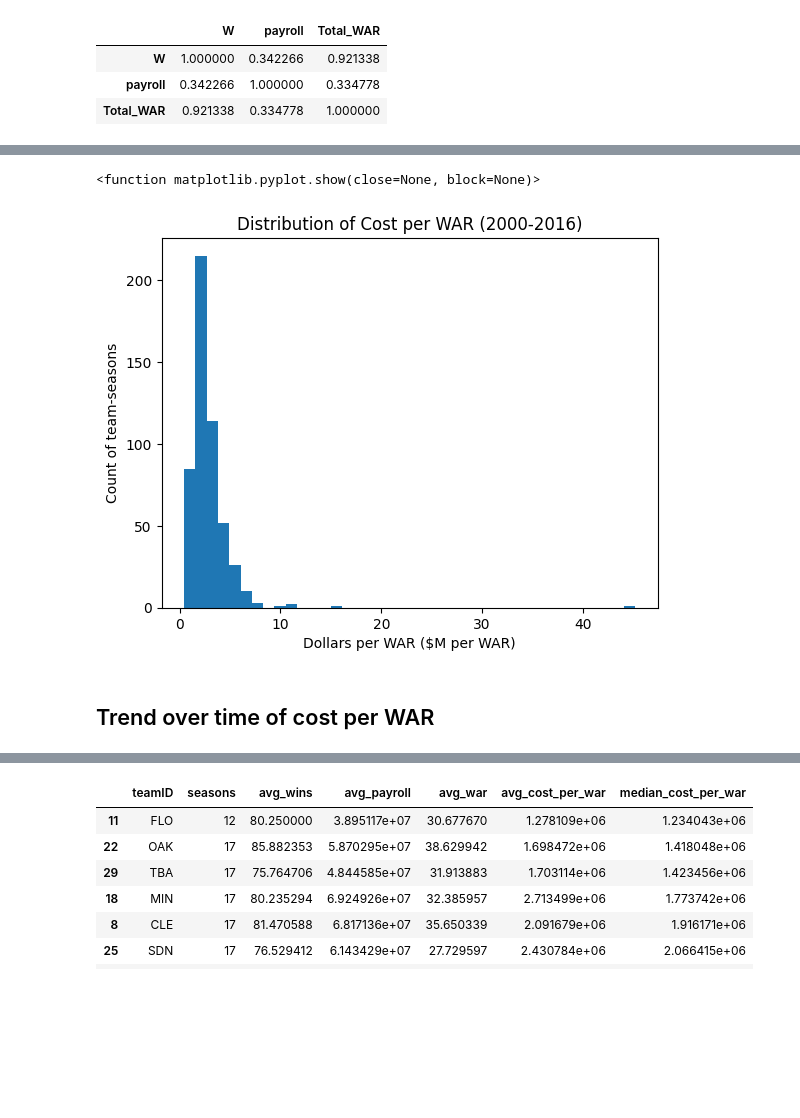
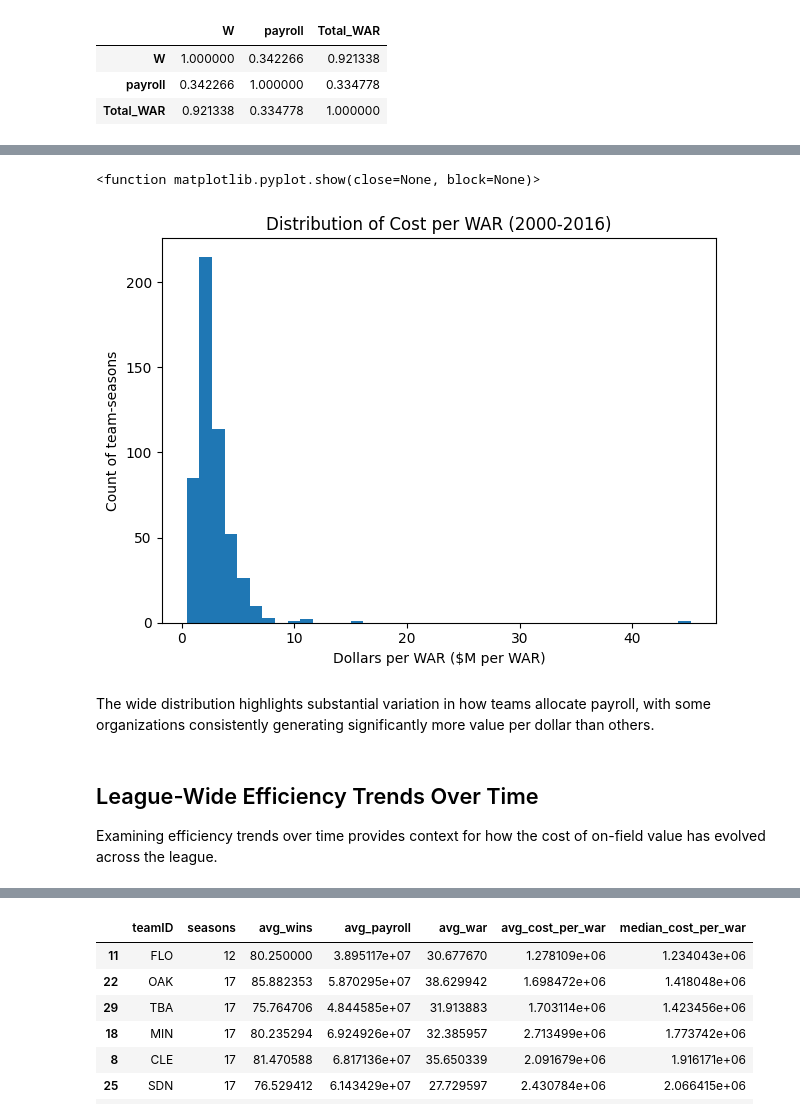
Before and after one commit to matchu46/MLB-Team-Construction---Win-Efficiency, a Jupyter notebook: notebooks/02_team_efficiency_analysis.ipynb, the cells around one changed output, grey strips where cells are left out. Cells and saved outputs as stored; diff of their text form; code cells hidden in the pictures; blank space fills up the shorter version.

```diff
--- a/notebooks/02_team_efficiency_analysis.ipynb
+++ b/notebooks/02_team_efficiency_analysis.ipynb
@@ -98,17 +137,26 @@ df["WAR_per_Million"] = df["Total_WAR"] / (df["payroll"]/1000000)
 # %%
 clean = df[df["Total_WAR"] > 0].copy()
 
 plt.figure()
 plt.hist(clean["Dollars_per_WAR"]/1e6, bins = 40)
 plt.xlabel("Dollars per WAR ($M per WAR)")
 plt.ylabel("Count of team-seasons")
 plt.title("Distribution of Cost per WAR (2000-2016)")
+plt.tight_layout()
+plt.savefig("../visuals/cost_per_war_bar.png", dpi=300)
 plt.show
 # %% [output]
 <function matplotlib.pyplot.show(close=None, block=None)>
-[figure, old version]
+[figure, new version]
+# %% [markdown]
+The wide distribution highlights substantial variation in how teams allocate payroll,
+with some organizations consistently generating significantly more value per dollar
+than others.
 # %% [markdown]
-## Trend over time of cost per WAR
+## League-Wide Efficiency Trends Over Time
+
+Examining efficiency trends over time provides context for how the cost of on-field value
+has evolved across the league.
 # %%
 yearly = clean.groupby("yearID", as_index=False).agg(
     avg_dollars_per_war=("Dollars_per_WAR", "mean"),
```
Also changed, not shown: parts of 37 cells of this notebook, 10 other files.
